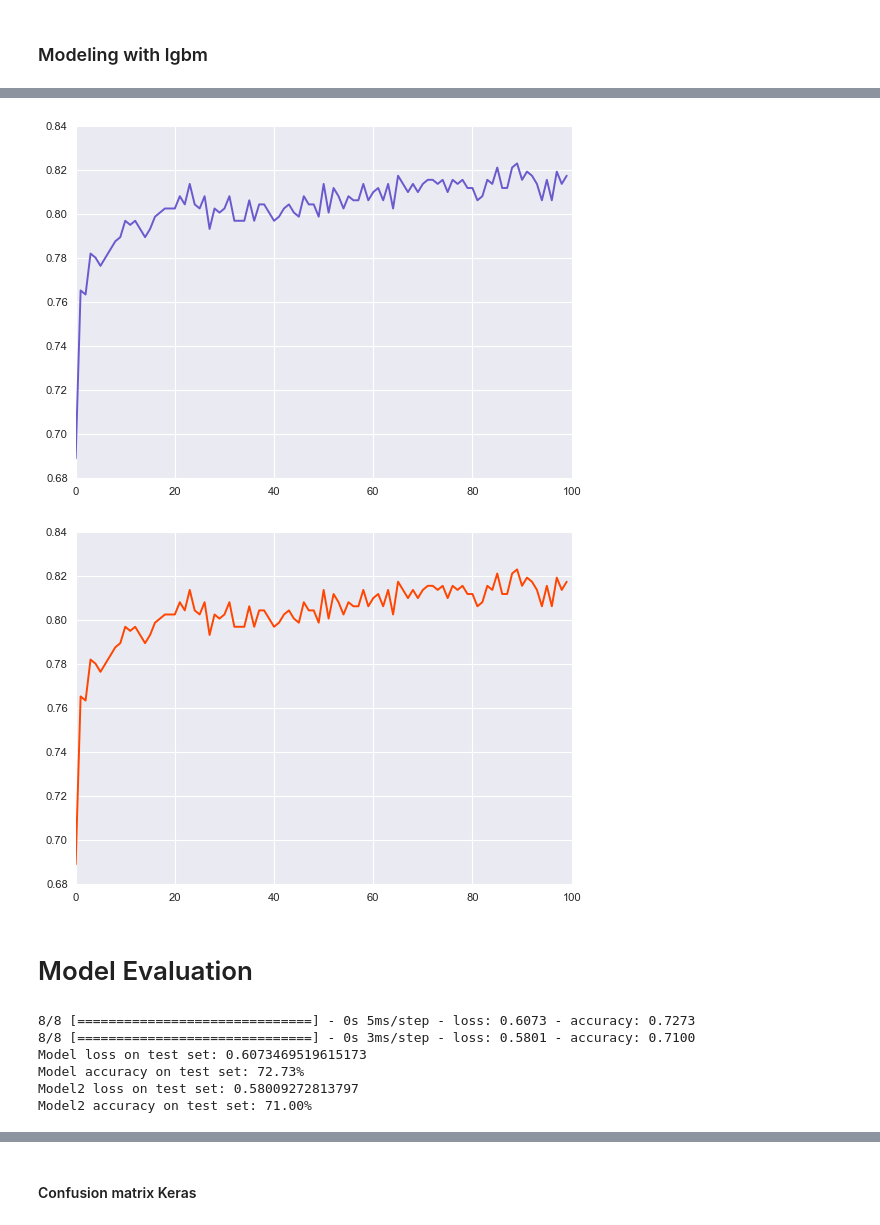
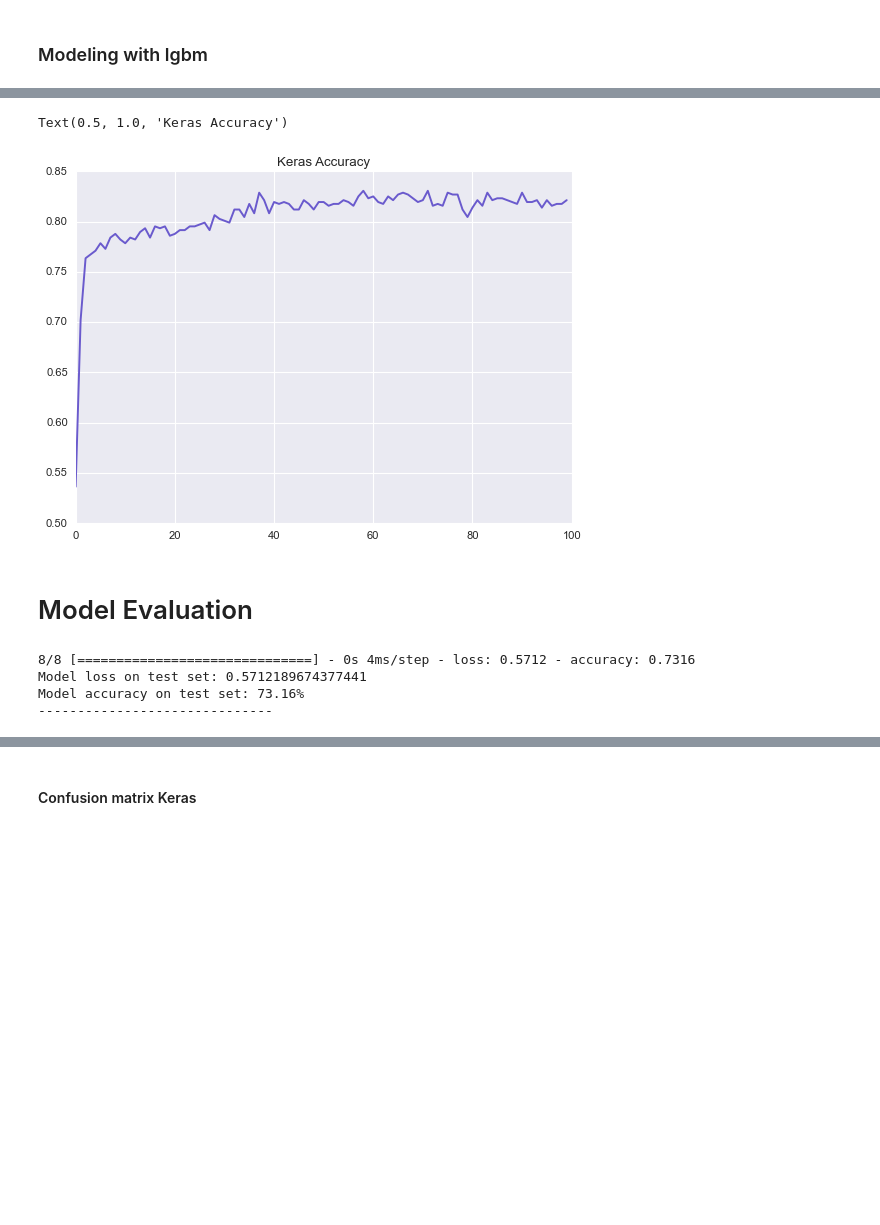
Before and after one commit to zanuura/narural_lenguage_procesing_course, a Jupyter notebook: Fundamental Natural Lenguage Processing/9 WA - Diabetes Prediction/assignment_2.ipynb, the cells around one changed output, grey strips where cells are left out. Cells and saved outputs as stored; diff of their text form; code cells hidden in the pictures; blank space fills up the shorter version.

```diff
--- a/Fundamental Natural Lenguage Processing/9 WA - Diabetes Prediction/assignment_2.ipynb
+++ b/Fundamental Natural Lenguage Processing/9 WA - Diabetes Prediction/assignment_2.ipynb
@@ -360,28 +371,37 @@ acc2 = history2.history
 # %%
 plt.plot(acc['accuracy'], color = 'slateblue')
-plt.show()
-plt.plot(acc['accuracy'], color = 'orangered')
-plt.show()
+plt.title('Keras Accuracy')
+# plt.show()
+# plt.plot(acc2['accuracy'], color = 'orangered')
+# plt.title('LGBM Regressor Accuracy')
+# plt.show()
+# plt.plot(acc3['accuracy'], color = 'cyan')
+# plt.title('LGBM Classifier Accuracy')
+# plt.show()
 # %% [output]
+Text(0.5, 1.0, 'Keras Accuracy')
-[figure, old version]
+[figure, new version]
-[figure, removed]
 # %% [markdown]
 # Model Evaluation
 # %%
 loss, accuracy = model.evaluate(X_test, y_test)
-loss2, accuracy2 = model2.evaluate(X_test, y_test)
+# loss2, accuracy2 = model2.evaluate(X_test, y_test)
+# loss3, accuracy3 = model3.evaluate(X_test, y_test)
 
 print(f"Model loss on test set: {loss}")
 print(f"Model accuracy on test set: {(accuracy*100):.2f}%")
-print(f"Model2 loss on test set: {loss2}")
-print(f"Model2 accuracy on test set: {(accuracy2*100):.2f}%")
+print("-"*30)
+print('Training accuracy {:.4f}'.format(model2.score(X_train,y_train)))
+print('Testing accuracy {:.4f}'.format(model2.score(X_test,y_test)))
+print("-"*30)
+print('Training accuracy {:.4f}'.format(model3.score(X_train,y_train)))
+print('Testing accuracy {:.4f}'.format(model3.score(X_test,y_test)))
+print("-"*30)
 # %% [output]
-8/8 [==============================] - 0s 5ms/step - loss: 0.6073 - accuracy: 0.7273
-8/8 [==============================] - 0s 3ms/step - loss: 0.5801 - accuracy: 0.7100
-Model loss on test set: 0.6073469519615173
-Model accuracy on test set: 72.73%
-Model2 loss on test set: 0.58009272813797
-Model2 accuracy on test set: 71.00%
+8/8 [==============================] - 0s 4ms/step - loss: 0.5712 - accuracy: 0.7316
+Model loss on test set: 0.5712189674377441
+Model accuracy on test set: 73.16%
+------------------------------
 # %%
 # Create a confusion matrix
 from sklearn.metrics import confusion_matrix
```
Also changed, not shown: parts of 19 cells of this notebook, 22 other files.
